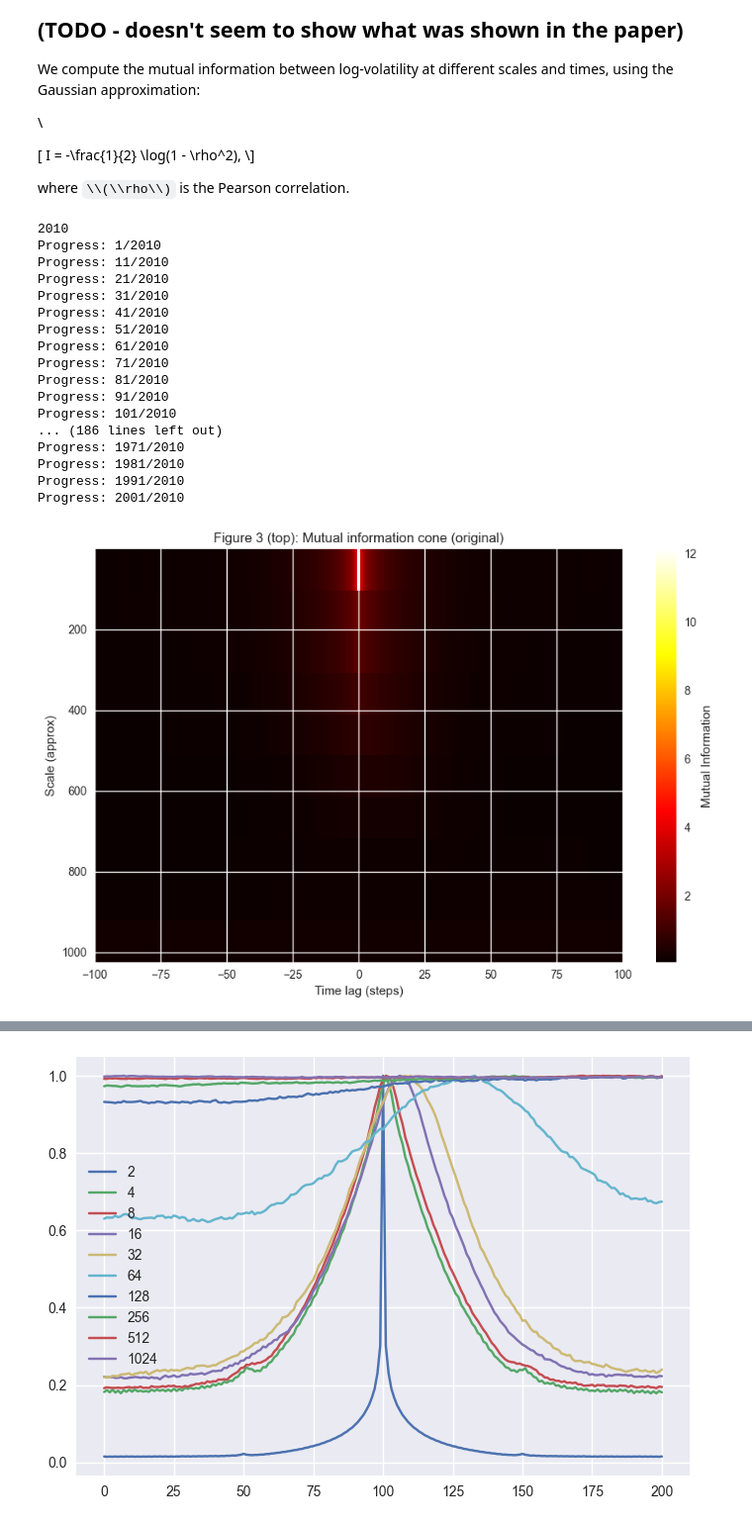
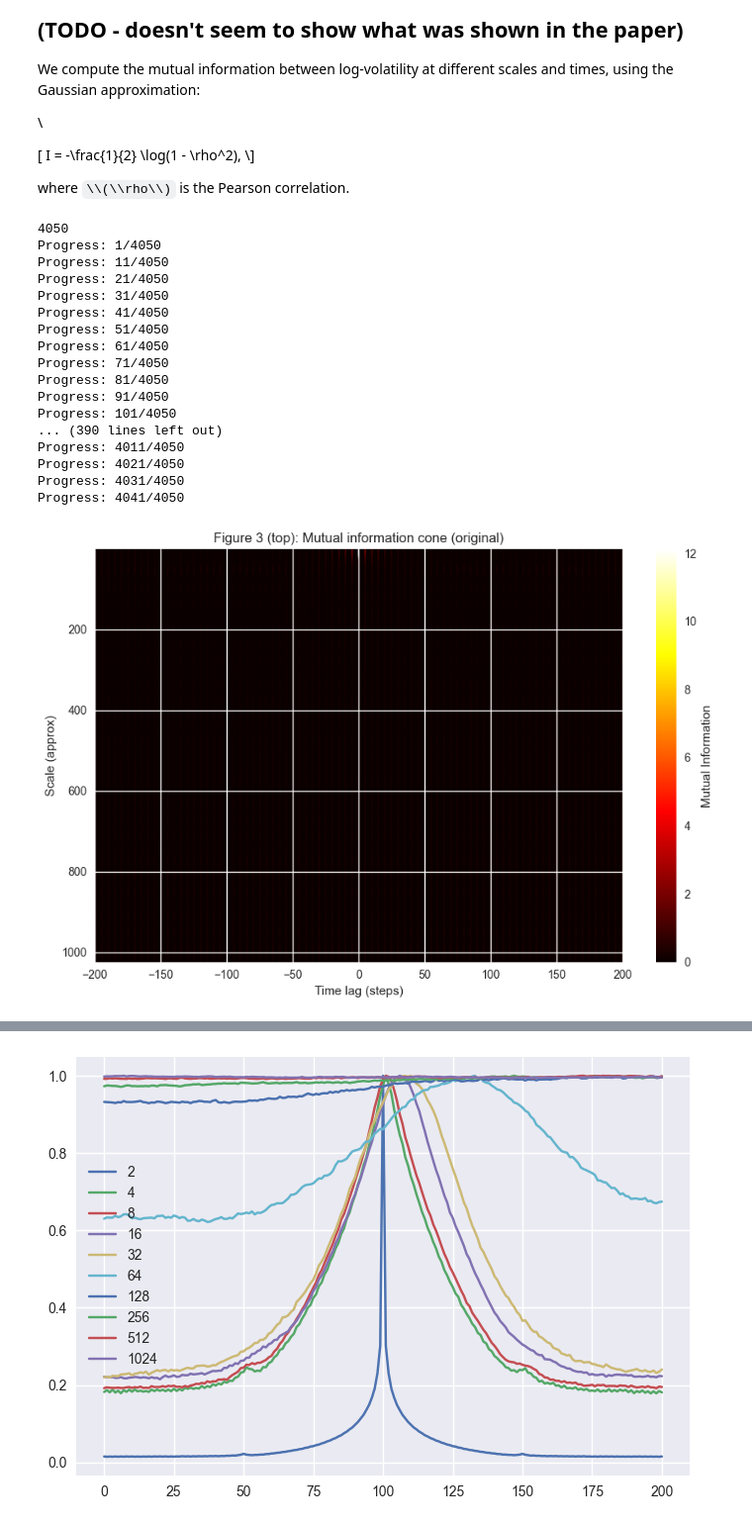
Before and after one commit to filipchudzynski/stock-market-non-gaussianity-analyzer_v2, a Jupyter notebook: paper_simulation manual_cwt.ipynb, the cells around one changed output, grey strips where cells are left out. Shown at 99% size. Cells and saved outputs as stored; diff of their text form; code cells hidden in the pictures; some formulas as TeX source.

```diff
--- a/paper_simulation manual_cwt.ipynb
+++ b/paper_simulation manual_cwt.ipynb
@@ -113,7 +113,8 @@ log_price = np.array(df['log_price_deseason'].values)
 dt = 1.0  # or whatever your sampling interval is
 
 # Replace DWT scales with CWT scales
-scales = [2**i for i in range(1, max_level+1)]
+scales = np.linspace(2,1024,50)
+scales = [int(s) for s in scales]
 print("scales:", scales)
 
 # Compute Haar CWT (full-length coefficients)
@@ -329,7 +330,7 @@ import multiprocess as mp
 # -----------------------------
 # 1. Precompute centered series
 # -----------------------------
-max_time_lag = 100
+max_time_lag = 200
 ref_idx = 0  # smallest scale as reference
 
 w_a_centered_list = [log_vol - np.mean(log_vol) for log_vol in log_vol_series]
@@ -374,53 +375,53 @@ def compute_I(args):
 tasks = [
     (s_idx, dt, w_a_centered_list, w_ref)
     for s_idx in range(len(scales))
-    for dt in range(-max_time_lag, max_time_lag+1)
+    for dt in range(-max_time_lag, max_time_lag+1,5)
 ]
 print(len(tasks))
 # -----------------------------
 # 4. Run multiprocessing
 # -----------------------------
 results = []
 with mp.Pool(mp.cpu_count()) as pool:
     for i, result in enumerate(pool.imap(compute_I, tasks)):
         results.append(result)
         if i%10==0:
             print(f"Progress: {i + 1}/{len(tasks)}")
 
 # -----------------------------
 # 5. Fill I_map
 # -----------------------------
 for i, (s_idx, dt, _, _) in enumerate(tasks):
     I_map[s_idx, dt + max_time_lag] = results[i]
 
 
 
 plt.figure(figsize=(9, 6))
 extent = [-max_time_lag, max_time_lag, scales[-1], scales[0]]
 plt.imshow(I_map, aspect='auto', origin='upper', cmap='hot', extent=extent)
 plt.colorbar(label='Mutual Information')
 plt.xlabel('Time lag (steps)')
 plt.ylabel('Scale (approx)')
 plt.title('Figure 3 (top): Mutual information cone (original)')
 plt.tight_layout()
 plt.show()
 # %% [output]
-2010
-Progress: 1/2010
-Progress: 11/2010
-Progress: 21/2010
-Progress: 31/2010
-Progress: 41/2010
-Progress: 51/2010
-Progress: 61/2010
-Progress: 71/2010
-Progress: 81/2010
-Progress: 91/2010
-Progress: 101/2010
-... (186 lines left out)
-Progress: 1971/2010
-Progress: 1981/2010
-Progress: 1991/2010
-Progress: 2001/2010
+4050
+Progress: 1/4050
+Progress: 11/4050
+Progress: 21/4050
+Progress: 31/4050
+Progress: 41/4050
+Progress: 51/4050
+Progress: 61/4050
+Progress: 71/4050
+Progress: 81/4050
+Progress: 91/4050
+Progress: 101/4050
+... (390 lines left out)
+Progress: 4011/4050
+Progress: 4021/4050
+Progress: 4031/4050
+Progress: 4041/4050
-[figure, old version]
+[figure, new version]
 # %%
```
Also changed, not shown: parts of 9 cells of this notebook.
